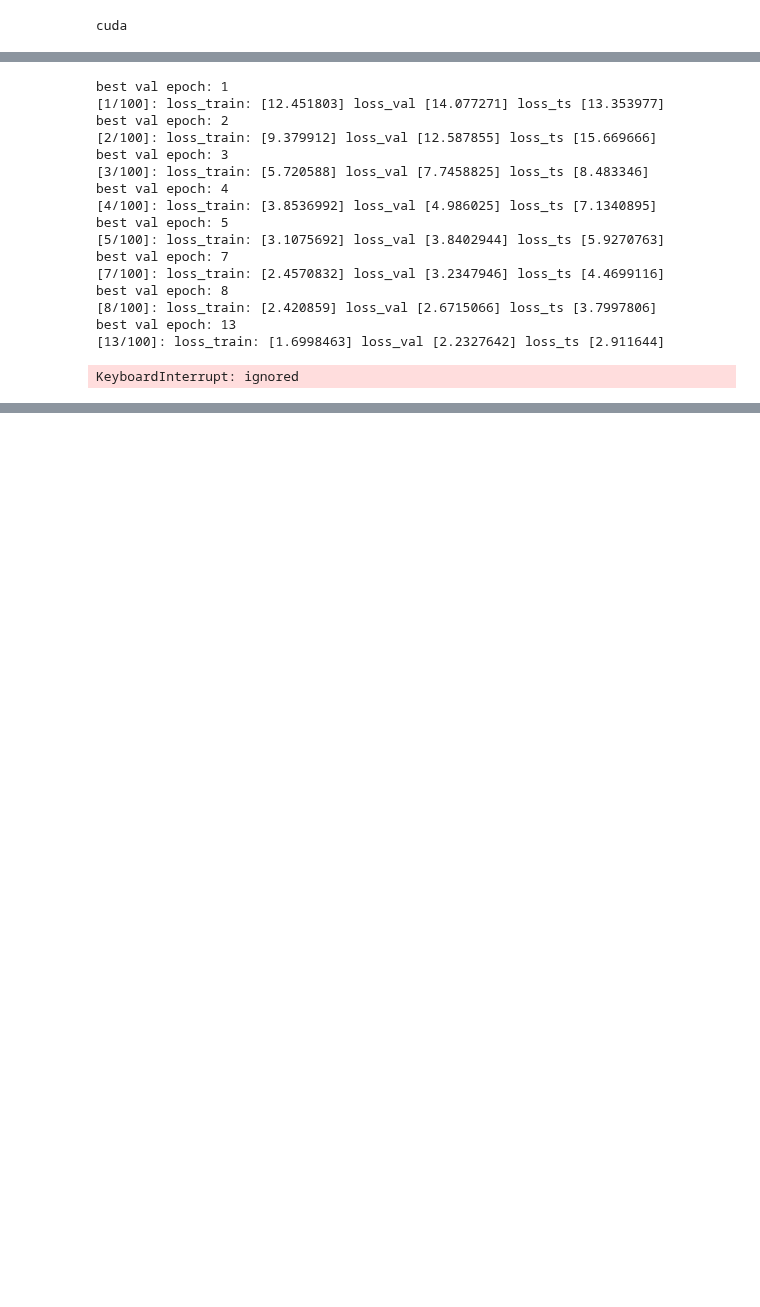
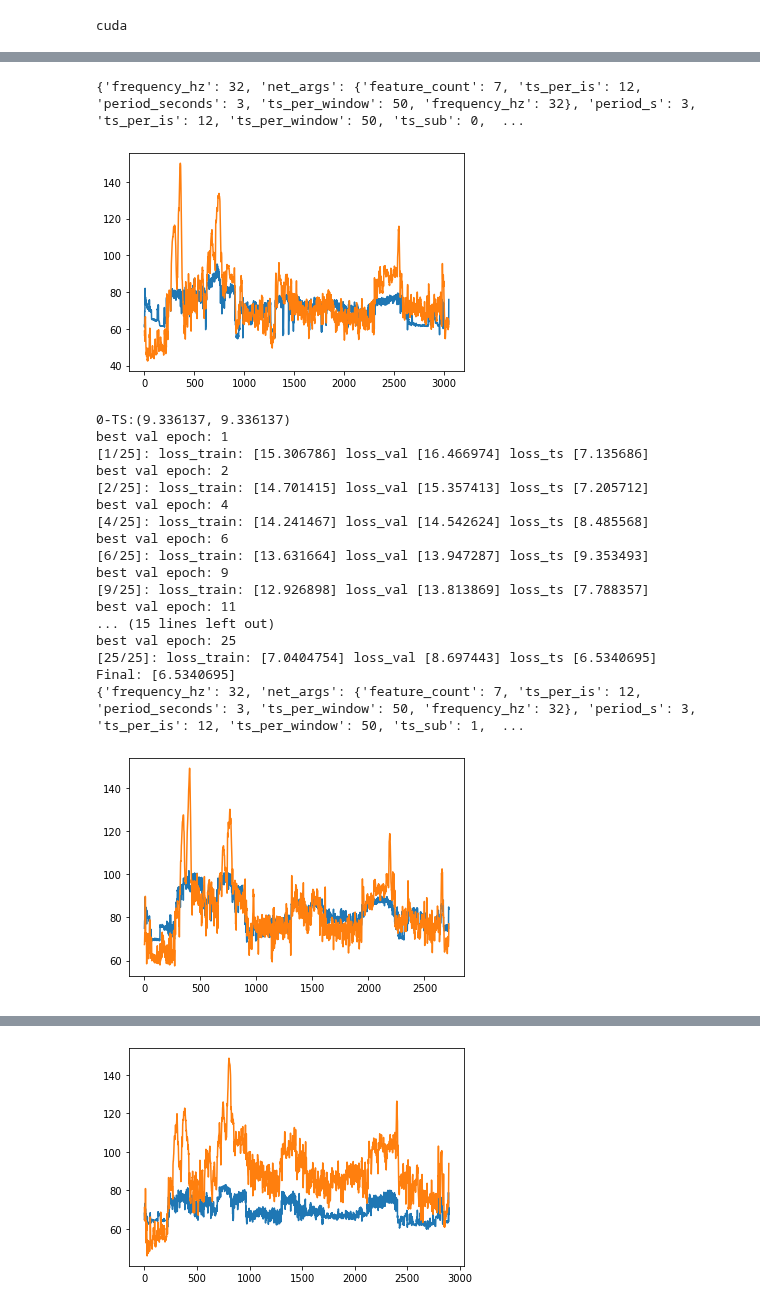
Before and after one commit to davipeag/HeartRateRegression, a Jupyter notebook: dalia_deepconvlstm.ipynb, the cells around one changed output, grey strips where cells are left out. Saved outputs shown, nothing was run; the diff lists cells and outputs as text; code cells hidden in the pictures; blank space fills up the shorter version.

```diff
--- a/dalia_deepconvlstm.ipynb
+++ b/dalia_deepconvlstm.ipynb
@@ -240,51 +251,54 @@ fchoice = {
         "ts_per_is": 12,
         "period_s": 3,
         }
 
 discriminator_false_label = 0
 from RegressionHR import FullTrainer2
 import Trainer.BatchTrainers
 from PPG import UtilitiesDataXY
 from collections import defaultdict
 import torch
 import CustomTrainers
 from CustomTrainers import  DeepConvLstmFullTrainer
 
 model_name = "DeepConvLSTM"
-nepoch = 100
+nepoch = 25
 aresults = defaultdict(dict)
 for val_sub in range(7):
   for ts_sub in range(15):
     fchoice['ts_sub'] = ts_sub
-    full_trainer = DeepConvLstmFullTrainer(dfs_train, args["device"], nepoch, "pamap2",model_name)
+    full_trainer = DeepConvLstmFullTrainer(dfs_train, args["device"], nepoch, "dalia", model_name, frequency_hz=32)
 
     filename = f"dalia_deepconvlstm_{ts_sub}_{val_sub}.pkl"
     save_path = os.path.join(STORE_DIR, filename)
     try:
       with open(save_path , "rb") as f:
         out = pickle.load(f)
     except FileNotFoundError:
       out = full_trainer.train(**fchoice)
       with open(save_path, "wb") as f:
         pickle.dump(out, f)
-    print(out["args"], [out[k]['metric'] for k in (model_name,)])
+    print(out["args"], out['metric'])
     aresults[ts_sub][val_sub] = out
-    print(f"{ts_sub}-TS:{compute_ensemble_named(list(aresults[ts_sub].values()), model_name)}")
+    print(f"{ts_sub}-TS:{compute_ensemble_named(list(aresults[ts_sub].values()))}")
 # %% [output]
-best val epoch: 1
-[1/100]: loss_train: [12.451803] loss_val [14.077271] loss_ts [13.353977]
-best val epoch: 2
-[2/100]: loss_train: [9.379912] loss_val [12.587855] loss_ts [15.669666]
-best val epoch: 3
-[3/100]: loss_train: [5.720588] loss_val [7.7458825] loss_ts [8.483346]
-best val epoch: 4
-[4/100]: loss_train: [3.8536992] loss_val [4.986025] loss_ts [7.1340895]
-best val epoch: 5
-[5/100]: loss_train: [3.1075692] loss_val [3.8402944] loss_ts [5.9270763]
-best val epoch: 7
-[7/100]: loss_train: [2.4570832] loss_val [3.2347946] loss_ts [4.4699116]
-best val epoch: 8
-[8/100]: loss_train: [2.420859] loss_val [2.6715066] loss_ts [3.7997806]
-best val epoch: 13
-[13/100]: loss_train: [1.6998463] loss_val [2.2327642] loss_ts [2.911644]
+{'frequency_hz': 32, 'net_args': {'feature_count': 7, 'ts_per_is': 12, 'period_seconds': 3, 'ts_per_window': 50, 'frequency_hz': 32}, 'period_s': 3, 'ts_per_is': 12, 'ts_per_window': 50, 'ts_sub': 0,  ...
+[figure, added]
-KeyboardInterrupt: ignored
+0-TS:(9.336137, 9.336137)
+best val epoch: 1
+[1/25]: loss_train: [15.306786] loss_val [16.466974] loss_ts [7.135686]
+best val epoch: 2
+[2/25]: loss_train: [14.701415] loss_val [15.357413] loss_ts [7.205712]
+best val epoch: 4
+[4/25]: loss_train: [14.241467] loss_val [14.542624] loss_ts [8.485568]
+best val epoch: 6
+[6/25]: loss_train: [13.631664] loss_val [13.947287] loss_ts [9.353493]
+best val epoch: 9
+[9/25]: loss_train: [12.926898] loss_val [13.813869] loss_ts [7.788357]
+best val epoch: 11
+... (15 lines left out)
+best val epoch: 25
+[25/25]: loss_train: [7.0404754] loss_val [8.697443] loss_ts [6.5340695]
+Final: [6.5340695]
+{'frequency_hz': 32, 'net_args': {'feature_count': 7, 'ts_per_is': 12, 'period_seconds': 3, 'ts_per_window': 50, 'frequency_hz': 32}, 'period_s': 3, 'ts_per_is': 12, 'ts_per_window': 50, 'ts_sub': 1,  ...
+[figure, added]
@@ -290,0 +322 @@ KeyboardInterrupt: ignored
+[figure, added]
```
Also changed, not shown: parts of 5 cells of this notebook.
